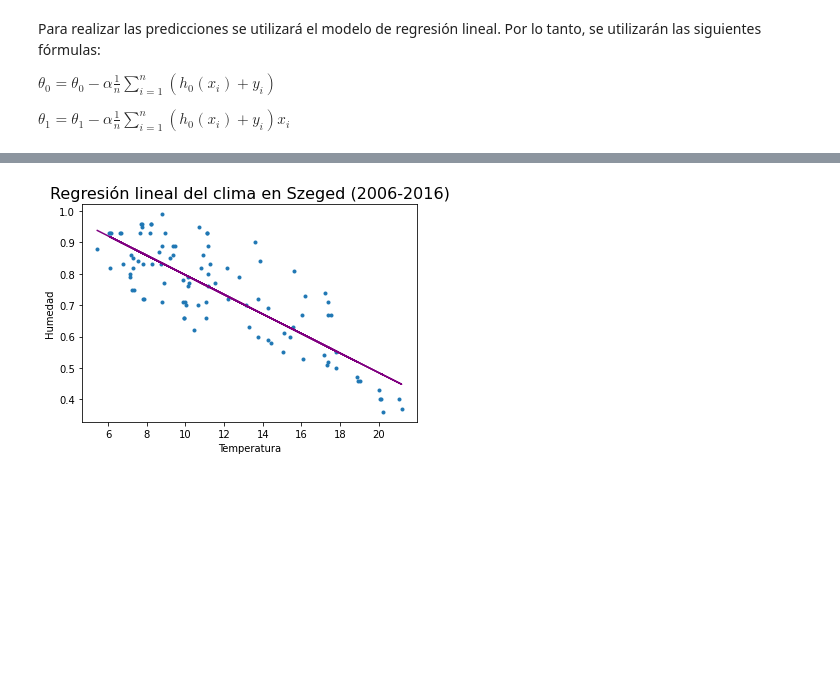
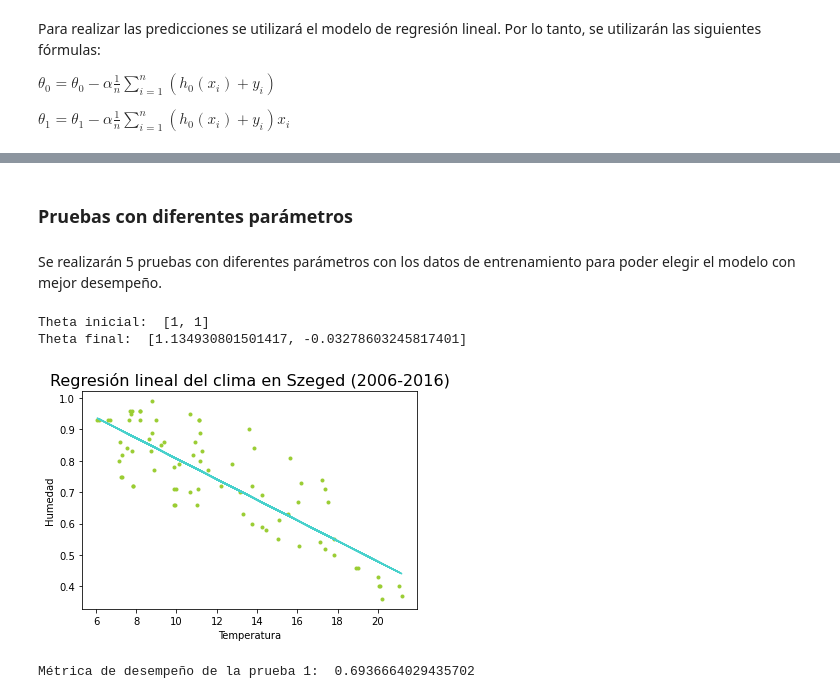
Before and after one commit to A01750185/RetroM2-AprendizajeMaquina, a Jupyter notebook: MomentoRetroM2.ipynb, the cells around one changed output, grey strips where cells are left out. Cells and saved outputs as stored; diff of their text form; code cells hidden in the pictures; blank space fills up the shorter version.

```diff
--- a/MomentoRetroM2.ipynb
+++ b/MomentoRetroM2.ipynb
@@ -31,0 +77,3 @@ Name: Temperature (C), dtype: float64
+# %%
+#Modularización del data-set
+x_train, x_test, y_train, y_test = train_test_split(temp, humidity, test_size = 0.20, train_size = 0.80, random_state= 2)
@@ -74,11 +132,22 @@ Theta final:  [1.1076850637197209, -0.03113631344694693]
-# %%
-# Graficar
-import matplotlib.pyplot as plt
-plt.title("Regresión lineal del clima en Szeged (2006-2016)", fontsize=16)
-plt.scatter(temp, humidity, marker='.')
-plt.plot(temp, theta[0] + theta[1]*temp, color="purple")
-plt.xlabel("Temperatura")
-plt.ylabel("Humedad")
-plt.show()
-# %% [output]
-[figure, removed]
+# %%
+def metricaDesemp (pred):
+  # Obtener la métrica de desempeño de los modelos
+  correlation_matrix = np.corrcoef(y_train, pred)
+  correlation = correlation_matrix[0,1]
+  r_squared = correlation**2
+  return r_squared
+# %% [markdown]
+### **Pruebas con diferentes parámetros**
+# %% [markdown]
+Se realizarán 5 pruebas con diferentes parámetros con los datos de entrenamiento para poder elegir el modelo con mejor desempeño.
+# %%
+predic = []
+pred1 = regLin(x_train, y_train, 0.0005, 100000)
+met1 = metricaDesemp(pred1)
+predic.append(met1)
+print("Métrica de desempeño de la prueba 1: ", met1)
+# %% [output]
+Theta inicial:  [1, 1]
+Theta final:  [1.134930801501417, -0.03278603245817401]
+[figure, added]
+Métrica de desempeño de la prueba 1:  0.6936664029435702
```
Also changed, not shown: parts of 27 cells of this notebook, 2 other files.
